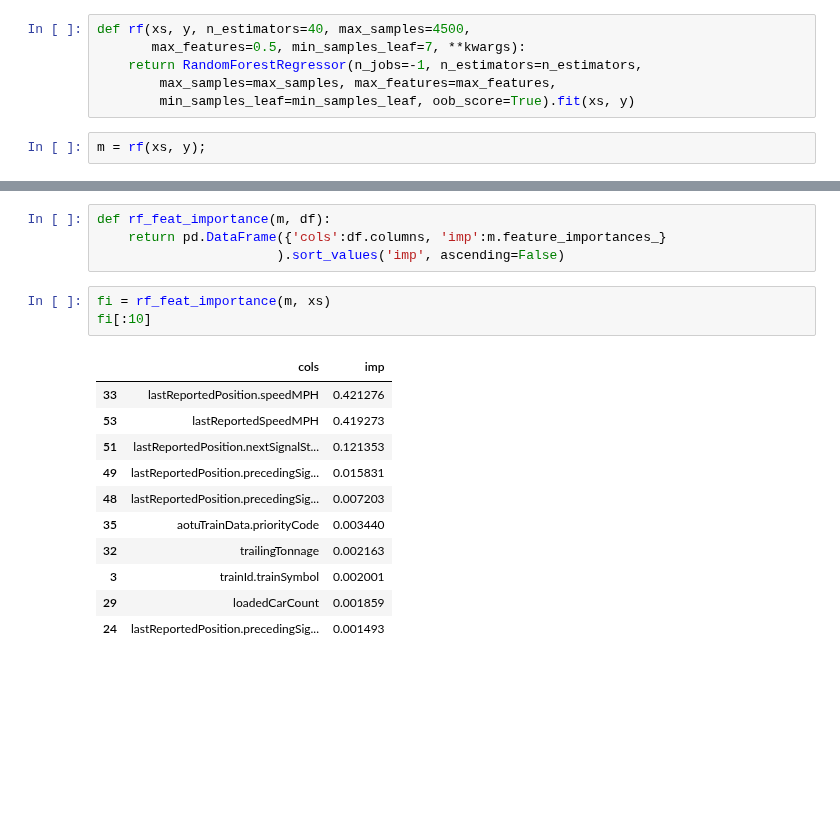
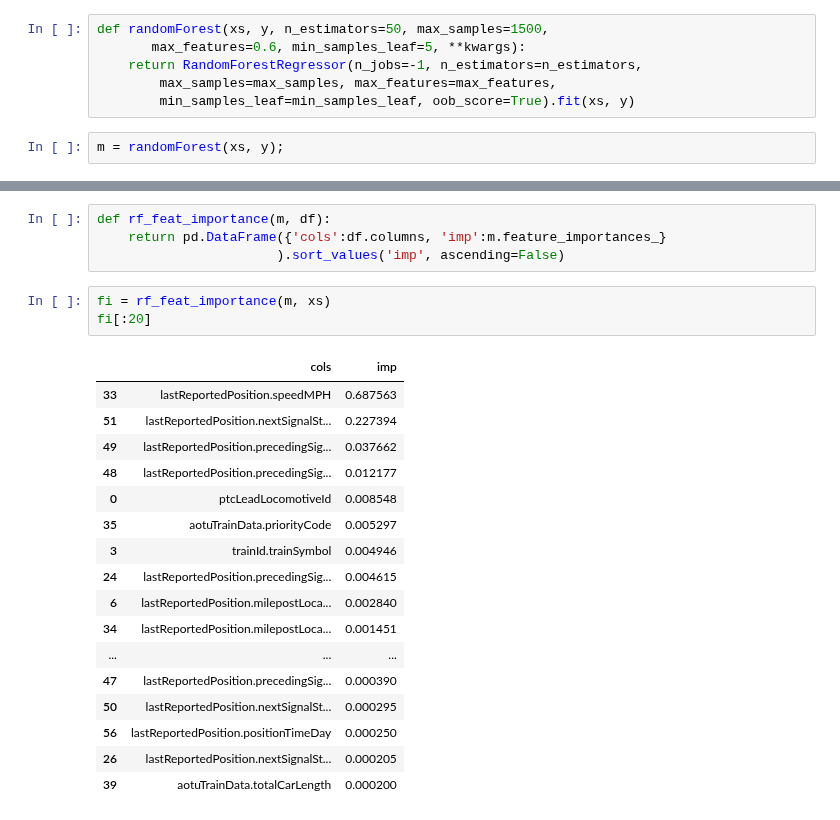
Before and after one commit to swicklund/hackathon, a Jupyter notebook: MLModel1.ipynb, the cells around one changed output, grey strips where cells are left out. Drawn from its saved outputs; the diff is of its cells as text; blank space fills up the shorter version.

```diff
--- a/MLModel1.ipynb
+++ b/MLModel1.ipynb
@@ -330,13 +344,13 @@ m_rmse(m, valid_xs, valid_y)
 # %% [markdown]
 Our first result! It appears the previous speed is so haevily influencing the next speed, it swamps everything else.
 # %%
-def rf(xs, y, n_estimators=40, max_samples=4500,
-       max_features=0.5, min_samples_leaf=7, **kwargs):
+def randomForest(xs, y, n_estimators=50, max_samples=1500,
+       max_features=0.6, min_samples_leaf=5, **kwargs):
     return RandomForestRegressor(n_jobs=-1, n_estimators=n_estimators,
         max_samples=max_samples, max_features=max_features,
         min_samples_leaf=min_samples_leaf, oob_score=True).fit(xs, y)
 # %%
-m = rf(xs, y);
+m = randomForest(xs, y);
 # %%
 m_rmse(m, xs, y), m_rmse(m, valid_xs, valid_y)
 # %% [output]
@@ -383,16 +395,22 @@ def rf_feat_importance(m, df):
                        ).sort_values('imp', ascending=False)
 # %%
 fi = rf_feat_importance(m, xs)
-fi[:10]
+fi[:20]
 # %% [output]
 |  | cols | imp |
-| 33 | lastReportedPosition.speedMPH | 0.421276 |
-| 53 | lastReportedSpeedMPH | 0.419273 |
-| 51 | lastReportedPosition.nextSignalSt... | 0.121353 |
-| 49 | lastReportedPosition.precedingSig... | 0.015831 |
-| 48 | lastReportedPosition.precedingSig... | 0.007203 |
-| 35 | aotuTrainData.priorityCode | 0.003440 |
-| 32 | trailingTonnage | 0.002163 |
-| 3 | trainId.trainSymbol | 0.002001 |
-| 29 | loadedCarCount | 0.001859 |
-| 24 | lastReportedPosition.precedingSig... | 0.001493 |
+| 33 | lastReportedPosition.speedMPH | 0.687563 |
+| 51 | lastReportedPosition.nextSignalSt... | 0.227394 |
+| 49 | lastReportedPosition.precedingSig... | 0.037662 |
+| 48 | lastReportedPosition.precedingSig... | 0.012177 |
+| 0 | ptcLeadLocomotiveId | 0.008548 |
+| 35 | aotuTrainData.priorityCode | 0.005297 |
+| 3 | trainId.trainSymbol | 0.004946 |
+| 24 | lastReportedPosition.precedingSig... | 0.004615 |
+| 6 | lastReportedPosition.milepostLoca... | 0.002840 |
+| 34 | lastReportedPosition.milepostLoca... | 0.001451 |
+| ... | ... | ... |
+| 47 | lastReportedPosition.precedingSig... | 0.000390 |
+| 50 | lastReportedPosition.nextSignalSt... | 0.000295 |
+| 56 | lastReportedPosition.positionTimeDay | 0.000250 |
+| 26 | lastReportedPosition.nextSignalSt... | 0.000205 |
+| 39 | aotuTrainData.totalCarLength | 0.000200 |
```
Also changed, not shown: parts of 20 cells of this notebook.
